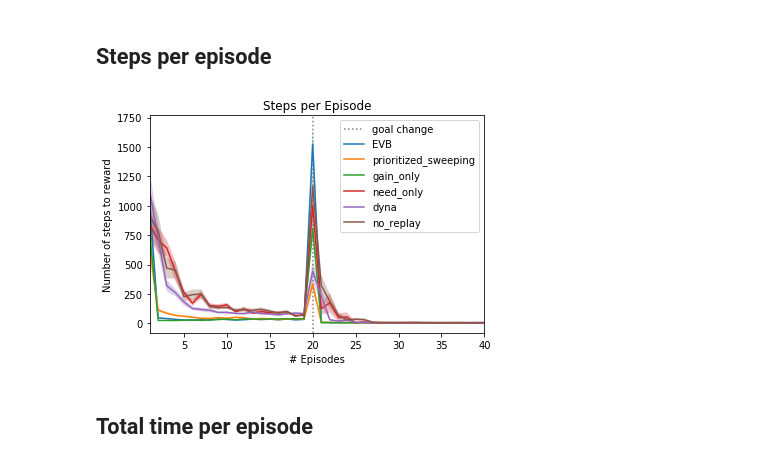
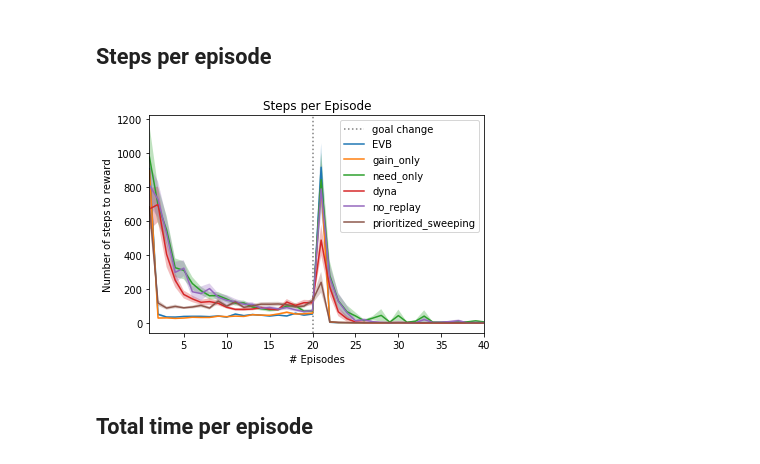
Before and after one commit to RoyTalDew/RL_Replay, a Jupyter notebook: analysis.ipynb, the cells around one changed output. Drawn from its saved outputs; the diff is of its cells as text; code cells hidden in the pictures.

Commit message:
fixed bugs and updated with all small mazes

```diff
--- a/analysis.ipynb
+++ b/analysis.ipynb
@@ -44,0 +55,27 @@ for maze in maze_dict:
+# %%
+def plot_steps_to_goal(date, model_data, params_dict):
+    fig = plt.figure()
+    x = np.arange(1, params_dict['MAX_N_EPISODES'])
+    fig_title = 'Steps per Episode'
+    plt.title(fig_title)
+    plt.ylabel('Number of steps to reward')
+    plt.xlabel('# Episodes')
+    plt.xticks(np.arange(0, params_dict['MAX_N_EPISODES']+1, 5))
+    plt.xlim(1, params_dict['MAX_N_EPISODES'])
+    plt.axvline(params_dict['MAX_N_EPISODES']/2, linestyle=':', color='gray', label='goal change')
+
+    steps_per_episode = {}
+    for maze in maze_dict:
+        steps_per_episode[maze] = {}
+        for model in models_dict:
+            steps_per_episode[maze][model] = np.empty((params_dict['N_SIMULATIONS'], params_dict['MAX_N_EPISODES']))
+            for k in range(params_dict['N_SIMULATIONS']):
+                steps_per_episode[maze][model][k] = model_data[maze][model][k].steps_per_episode
+            # plot figure for model across all simulations
+            spe_means = np.nanmean(steps_per_episode[maze][model], axis=0)
+            spe_stds = np.std(steps_per_episode[maze][model], axis=0) / np.sqrt(params_dict['N_SIMULATIONS'])
+            plt.plot(range(1,1+len(spe_means)), spe_means, label=model)
+            plt.fill_between(range(1,1+len(spe_means)), spe_means - spe_stds, spe_means + spe_stds, alpha=0.3)
+    plt.legend(loc="upper right")
+    file_name = fig_title.replace(" ", "_")
+    fig.savefig('experiments/{}figures/{}.png'.format(date, file_name), dpi=2000)
@@ -44,0 +141,4 @@ for maze in maze_dict:
+# %%
+# extract all of the simulation data for this experiment (i.e. date)
+date = 'Mattar_ppT/'
+model_data, params_dict = extract_data(date)
@@ -45,33 +163,9 @@ for maze in maze_dict:
 # %% [markdown]
 ## Steps per episode
-# %%
-# extract steps per episode and plot figure
-fig_1 = plt.figure(1)
-x = np.arange(1, params.MAX_N_EPISODES)
-fig_title = 'Steps per Episode'
-plt.title(fig_title)
-plt.ylabel('Number of steps to reward')
-plt.xlabel('# Episodes')
-plt.xticks(np.arange(0, params.MAX_N_EPISODES+1, 5))
-plt.xlim(1, params.MAX_N_EPISODES)
-plt.axvline(params.MAX_N_EPISODES/2, linestyle=':', color='gray', label='goal change')
-
-steps_per_episode = {}
-for maze in maze_dict:
-    steps_per_episode[maze] = {}
-    for model in models_dict:
-        steps_per_episode[maze][model] = np.empty((params.N_SIMULATIONS, params.MAX_N_EPISODES))
-        for k in range(0, params.N_SIMULATIONS):
-            steps_per_episode[maze][model][k] = model_data[maze][model][k].steps_per_episode
-        # plot figure for model across all simulations
-        spe_means = np.nanmean(steps_per_episode[maze][model], axis=0)
-        spe_stds = np.std(steps_per_episode[maze][model], axis=0) / np.sqrt(params.N_SIMULATIONS)
-        plt.plot(range(1,1+len(spe_means)), spe_means, label=model)
-        plt.fill_between(range(1,1+len(spe_means)), spe_means - spe_stds, spe_means + spe_stds, alpha=0.3)
-plt.legend(loc="upper right")
-file_name = fig_title.replace(" ", "_")
-fig_1.savefig('experiments/{}figures/{}.png'.format(date, file_name), dpi=2000)
-# %% [output]
-[figure, removed]
+# %%
+# plot average number of steps to goal (i.e. per episode) for each model
+plot_steps_to_goal(date, model_data, params_dict)
+# %% [output]
+[figure, added]
 # %% [markdown]
 ## Total time per episode
```
Also changed, not shown: parts of 38 cells of this notebook, 3 other files.
